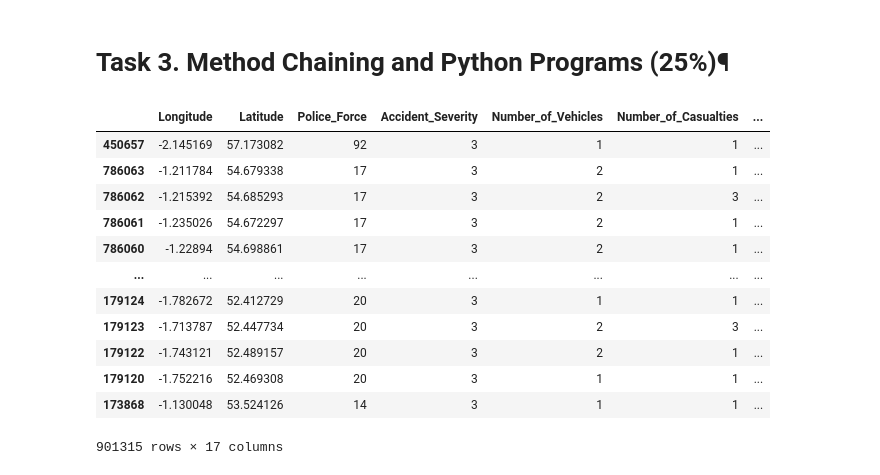
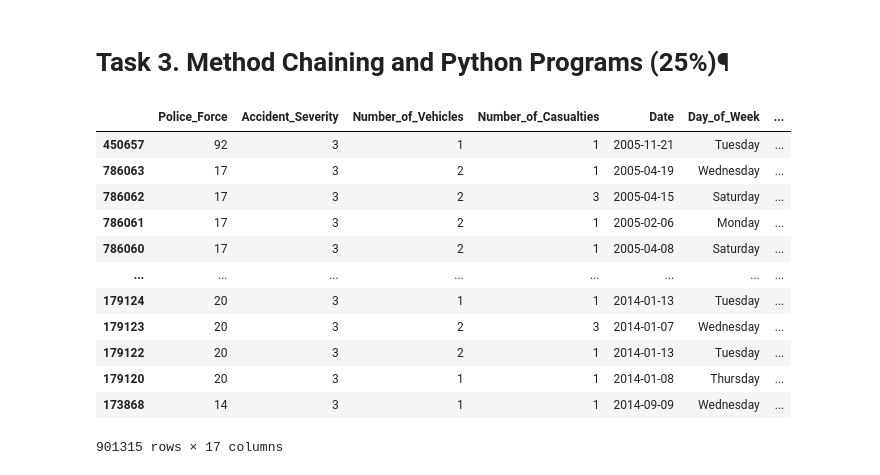
Before and after one commit to d3li0n/course-project-group_1007, a Jupyter notebook: analysis/Dima/MileStone2.ipynb, the cells around one changed output. Drawn from its saved outputs; the diff is of its cells as text; code cells hidden in the pictures.

```diff
--- a/analysis/Dima/MileStone2.ipynb
+++ b/analysis/Dima/MileStone2.ipynb
@@ -59,48 +59,49 @@ def merge_data():
 
   for i in range(len(data)):
     dataFrames.append(pd.read_csv(r"{0}/{1}".format(os.path.join('..', '..', 'data','raw'), data[i]), low_memory=False))
 
   result = pd.concat(dataFrames, ignore_index=True)
   return load_and_process(result)
 
 # Method Chaining
 def load_and_process(result):
   # Method Chain 1 (Load data and deal with missing data)
   df1 = (
     result
       .dropna(subset=['Junction_Control'], how='all')
       .reset_index(drop=True)
   )
   # Method Chain 2 (Create new columns, drop others, and do processing)
   df2 = (
     df1.drop(['Accident_Index', 'Urban_or_Rural_Area', 'Location_Easting_OSGR', 'Location_Northing_OSGR',
-              'LSOA_of_Accident_Location', 'Time', '1st_Road_Class',
-              '1st_Road_Number', 'Speed_limit', 'Special_Conditions_at_Site',
+              'LSOA_of_Accident_Location', '1st_Road_Class',
+              '1st_Road_Number', 'Special_Conditions_at_Site',
               'Light_Conditions', '2nd_Road_Class', '2nd_Road_Number', 'Junction_Detail',
-              'Local_Authority_(District)', 'Local_Authority_(Highway)'], axis=1)
+              'Local_Authority_(District)', 'Local_Authority_(Highway)', 'Longitude', 'Latitude'], axis=1)
         .reset_index(drop=True)
         .rename(columns={"Weather_Conditions": "Weather_Type", "Did_Police_Officer_Attend_Scene_of_Accident": "Police_Presense"})
         .replace({'Police_Presense': {'Yes': True, 'No': False}})
+        .replace({'Day_of_Week': {1: 'Monday', 2: 'Tuesday', 3: 'Wednesday', 4: 'Thursday', 5: 'Friday', 6: 'Saturday', 7: 'Sunday'}})
         .convert_dtypes()
         .sort_values("Year", ascending=True)
   )
   df2['Date'] = pd.to_datetime(df2['Date'], format='%d/%m/%Y')
   return df2
 
 merge_data()
 # %% [output]
-|  | Longitude | Latitude | Police_Force | Accident_Severity | Number_of_Vehicles | Number_of_Casualties | ... |
-| 450657 | -2.145169 | 57.173082 | 92 | 3 | 1 | 1 | ... |
-| 786063 | -1.211784 | 54.679338 | 17 | 3 | 2 | 1 | ... |
-| 786062 | -1.215392 | 54.685293 | 17 | 3 | 2 | 3 | ... |
-| 786061 | -1.235026 | 54.672297 | 17 | 3 | 2 | 1 | ... |
-| 786060 | -1.22894 | 54.698861 | 17 | 3 | 2 | 1 | ... |
+|  | Police_Force | Accident_Severity | Number_of_Vehicles | Number_of_Casualties | Date | Day_of_Week | ... |
+| 450657 | 92 | 3 | 1 | 1 | 2005-11-21 | Tuesday | ... |
+| 786063 | 17 | 3 | 2 | 1 | 2005-04-19 | Wednesday | ... |
+| 786062 | 17 | 3 | 2 | 3 | 2005-04-15 | Saturday | ... |
+| 786061 | 17 | 3 | 2 | 1 | 2005-02-06 | Monday | ... |
+| 786060 | 17 | 3 | 2 | 1 | 2005-04-08 | Saturday | ... |
 | ... | ... | ... | ... | ... | ... | ... | ... |
-| 179124 | -1.782672 | 52.412729 | 20 | 3 | 1 | 1 | ... |
-| 179123 | -1.713787 | 52.447734 | 20 | 3 | 2 | 3 | ... |
-| 179122 | -1.743121 | 52.489157 | 20 | 3 | 2 | 1 | ... |
-| 179120 | -1.752216 | 52.469308 | 20 | 3 | 1 | 1 | ... |
-| 173868 | -1.130048 | 53.524126 | 14 | 3 | 1 | 1 | ... |
+| 179124 | 20 | 3 | 1 | 1 | 2014-01-13 | Tuesday | ... |
+| 179123 | 20 | 3 | 2 | 3 | 2014-01-07 | Wednesday | ... |
+| 179122 | 20 | 3 | 2 | 1 | 2014-01-13 | Tuesday | ... |
+| 179120 | 20 | 3 | 1 | 1 | 2014-01-08 | Thursday | ... |
+| 173868 | 14 | 3 | 1 | 1 | 2014-09-09 | Wednesday | ... |
 901315 rows × 17 columns
 # %%
 from scripts import project_functions
```
Also changed, not shown: parts of 23 cells of this notebook, 1 other file.
